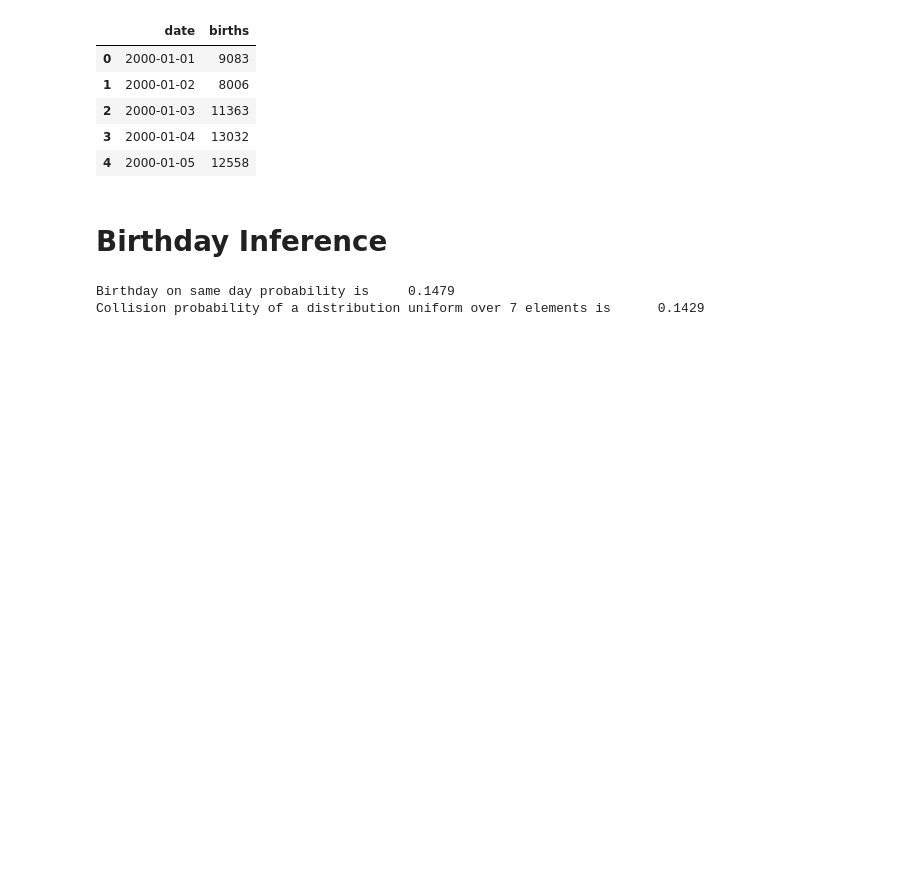
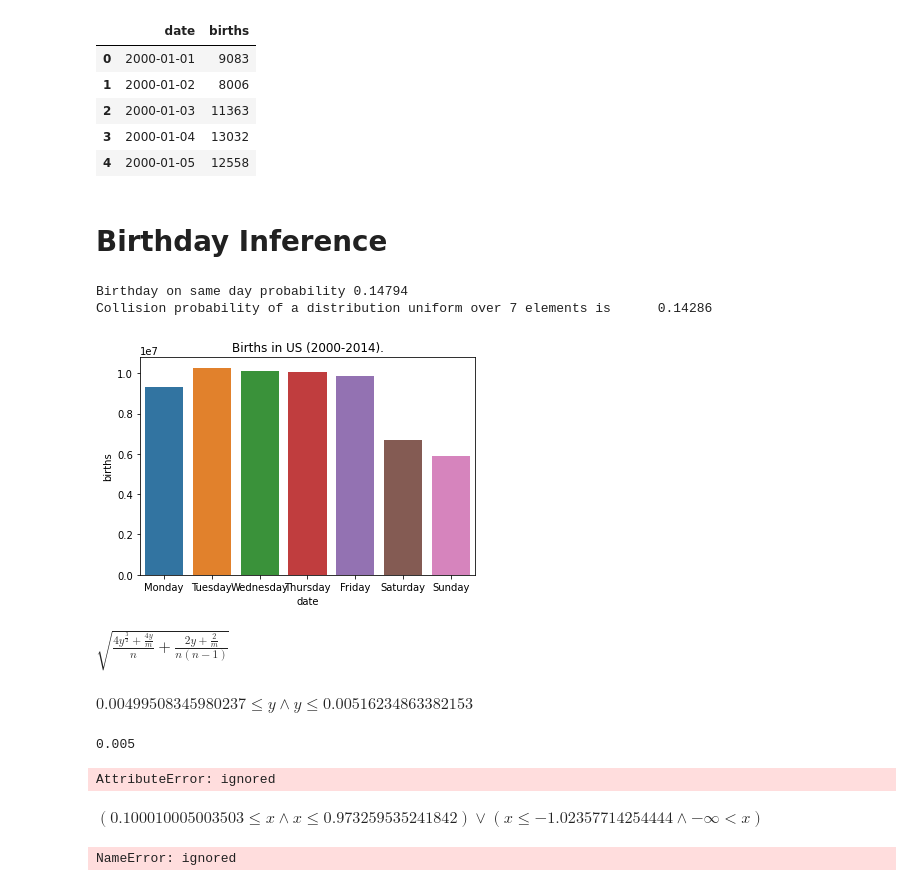
Before and after one commit to maciejskorski/ml_examples, a Jupyter notebook: RenyiEntropyEstimation.ipynb, the cells around one changed output. Saved outputs shown, nothing was run; the diff lists cells and outputs as text; code cells hidden in the pictures; blank space fills up the shorter version.

```diff
--- a/RenyiEntropyEstimation.ipynb
+++ b/RenyiEntropyEstimation.ipynb
@@ -44,18 +129,31 @@ df.head()
 | 2 | 2000-01-03 | 11363 |
 | 3 | 2000-01-04 | 13032 |
 | 4 | 2000-01-05 | 12558 |
+# %%
+birthdays = df.groupby([df['date'].dt.day_of_week,df['date'].dt.day_name()])['births'].sum()
+birthdays = birthdays.droplevel(0,'index')
 # %% [markdown]
 # Birthday Inference
 # %%
 import numpy as np
 from scipy.special import binom
+import seaborn as sns
+import matplotlib.pyplot as plt
 
-birthdays = df.groupby(df['date'].dt.day_of_week)['births'].sum()
 
 p_col = binom(birthdays,2).sum()/binom(birthdays.sum(),2)
+n = birthdays.sum()
+m = len(birthdays)
+gap_col = p_col-1/m
 
-print('Birthday on same day probability is 	{:.4f}'.format(p_col))
-print('Collision probability of a distribution uniform over 7 elements is 	{:.4f}'.format(1/7))
+print('Birthday on same day probability {:.5f}'.format(p_col))
+print('Collision probability of a distribution uniform over 7 elements is 	{:.5f}'.format(1/m))
+
+fig,ax = plt.subplots()
+sns.barplot(data=birthdays.reset_index(),x='date',y='births',ax=ax)
+ax.set_title('Births in US (2000-2014).')
+plt.show()
 # %% [output]
-Birthday on same day probability is     0.1479
-Collision probability of a distribution uniform over 7 elements is      0.1429
+Birthday on same day probability 0.14794
+Collision probability of a distribution uniform over 7 elements is      0.14286
+[figure, added]
@@ -69 +160,47 @@ gamma = p_col-1/m
+# %%
+import sympy as sm
+
+y,n,m,delta = sm.symbols('y,n,m,delta',positive=True)
+
+def sigma(y,n,m):
+  return sm.sqrt(4*(y/m+sm.sqrt(y)**(3))/n+2*(y+1/m)/(n*(n-1)))
+
+sigma(y,n,m)
+# %% [output]
+$\displaystyle \sqrt{\frac{4 y^{\frac{3}{2}} + \frac{4 y}{m}}{n} + \frac{2 y + \frac{2}{m}}{n \left(n - 1\right)}}$
+# %%
+from sympy import solve_univariate_inequality
+
+subs = {n : birthdays.sum(), m : len(birthdays)}
+
+sigma_subs = sigma(y,n,m).subs(subs)
+
+solve_univariate_inequality(abs(y-gap_col) <= 10*sigma_subs, y)
+# %% [output]
+$\displaystyle 0.00499508345980237 \leq y \wedge y \leq 0.00516234863382153$
+# %%
+round(0.00499508345980237,5)
+# %% [output]
+0.005
+# %%
+from sympy import solve_poly_inequality, Poly, solve_univariate_inequality
+from sympy.abc import x
+
+solve_poly_inequality(Poly(x**(3) -x - 1, x, domain='ZZ'), '==')
+# %% [output]
+AttributeError: ignored
+# %%
+solve_univariate_inequality(x**5-x+0.1 <= 0, x)
+# %% [output]
+$\displaystyle \left(0.100010005003503 \leq x \wedge x \leq 0.973259535241842\right) \vee \left(x \leq -1.02357714254444 \wedge -\infty < x\right)$
+# %%
+import numpy as np
+from scipy.optimize import bisect
+
+def sigma(y,m=m,n=birthdays.sum()):
+  return np.sqrt(y/(m*n)+y**(3/2)/n+y/n**2+2/(m*n*(n-1)))
+
+yr = bisect(lambda y:y+10*sigma(y)-y0,0,1)
+# %% [output]
+NameError: ignored
 # %%
```
Also changed, not shown: parts of 20 cells of this notebook.
